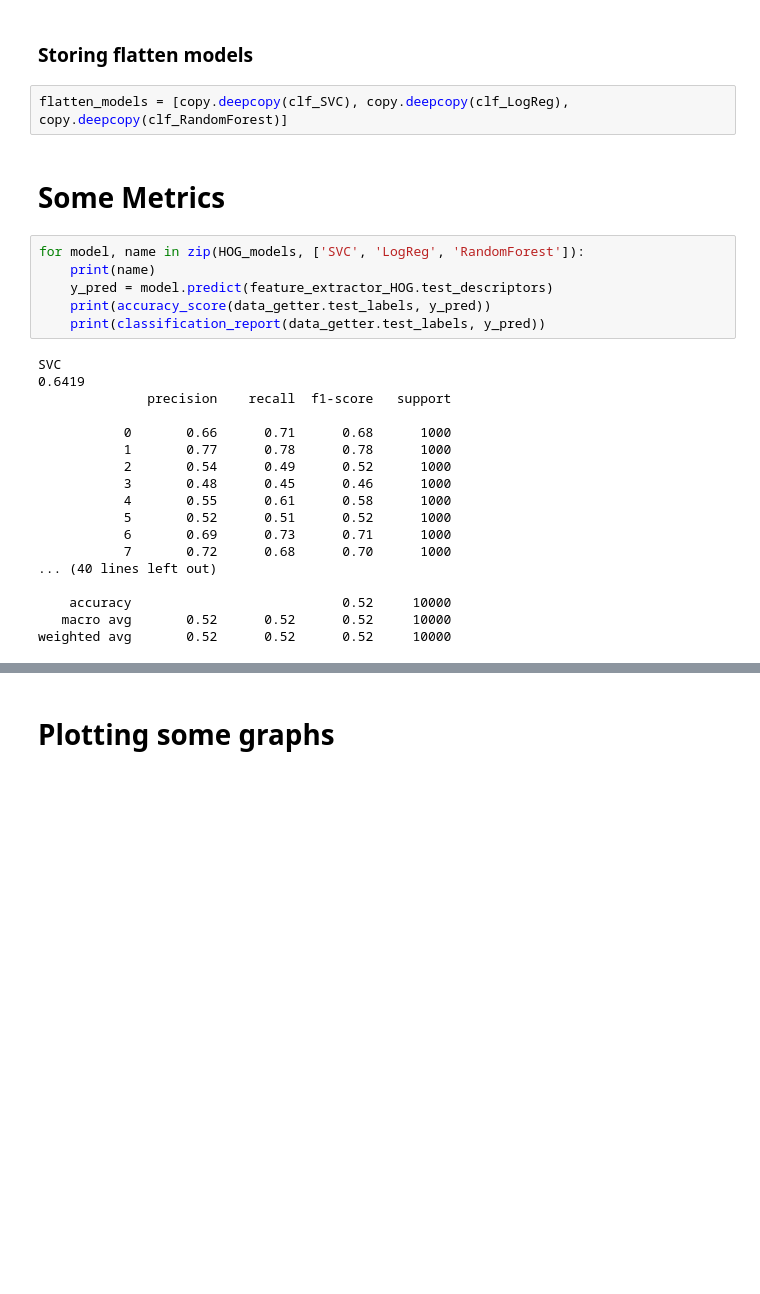
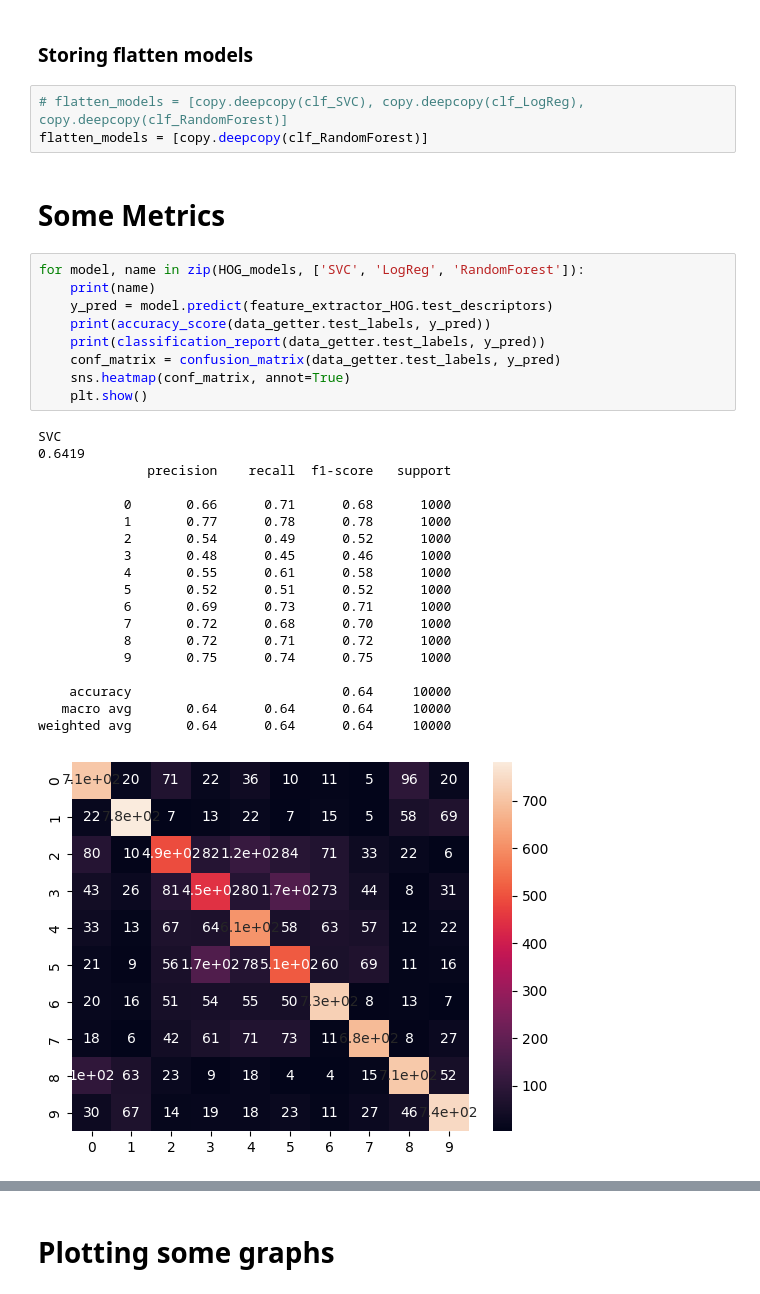
Before and after one commit to HeyMaui/MLRF_PROJECT, a Jupyter notebook: notebooks/demo.ipynb, the cells around one changed output, grey strips where cells are left out. Drawn from its saved outputs; the diff is of its cells as text; blank space fills up the shorter version.

Commit message:
feat: added some plots on notebook

```diff
--- a/notebooks/demo.ipynb
+++ b/notebooks/demo.ipynb
@@ -125,30 +133,36 @@ clf_RandomForest.fit_classifier(feature_extractor_flatten.train_descriptors, dat
 # %% [markdown]
 ### Storing flatten models
 # %%
-flatten_models = [copy.deepcopy(clf_SVC), copy.deepcopy(clf_LogReg), copy.deepcopy(clf_RandomForest)]
+# flatten_models = [copy.deepcopy(clf_SVC), copy.deepcopy(clf_LogReg), copy.deepcopy(clf_RandomForest)]
+flatten_models = [copy.deepcopy(clf_RandomForest)]
 # %% [markdown]
 # Some Metrics
 # %%
 for model, name in zip(HOG_models, ['SVC', 'LogReg', 'RandomForest']):
     print(name)
     y_pred = model.predict(feature_extractor_HOG.test_descriptors)
     print(accuracy_score(data_getter.test_labels, y_pred))
     print(classification_report(data_getter.test_labels, y_pred))
+    conf_matrix = confusion_matrix(data_getter.test_labels, y_pred)
+    sns.heatmap(conf_matrix, annot=True)
+    plt.show()
 # %% [output]
 SVC
 0.6419
               precision    recall  f1-score   support
 
            0       0.66      0.71      0.68      1000
            1       0.77      0.78      0.78      1000
            2       0.54      0.49      0.52      1000
            3       0.48      0.45      0.46      1000
            4       0.55      0.61      0.58      1000
            5       0.52      0.51      0.52      1000
            6       0.69      0.73      0.71      1000
            7       0.72      0.68      0.70      1000
-... (40 lines left out)
+           8       0.72      0.71      0.72      1000
+           9       0.75      0.74      0.75      1000
 
-    accuracy                           0.52     10000
-   macro avg       0.52      0.52      0.52     10000
-weighted avg       0.52      0.52      0.52     10000
+    accuracy                           0.64     10000
+   macro avg       0.64      0.64      0.64     10000
+weighted avg       0.64      0.64      0.64     10000
+[figure, added]
```
Also changed, not shown: parts of 16 cells of this notebook, 6 other files.
